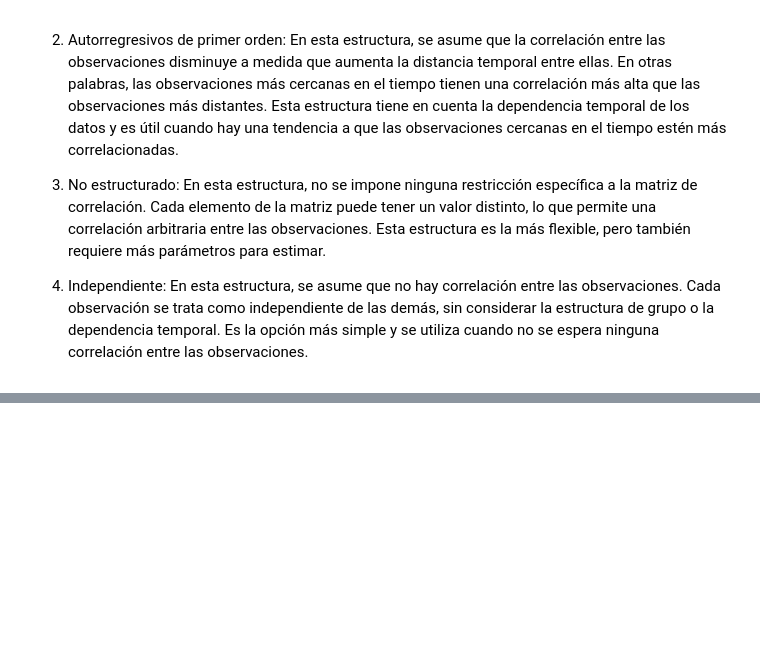
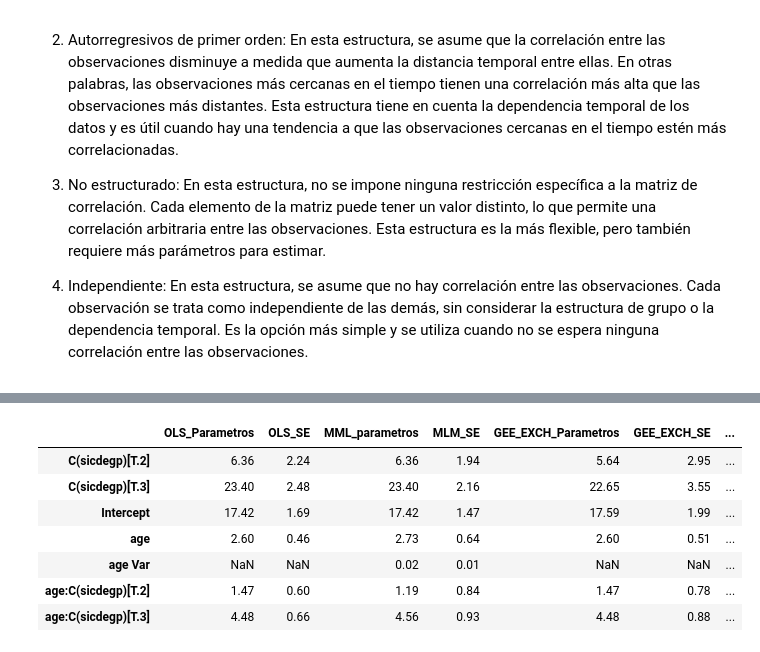
Before and after one commit to onavarrete04/Introduccion-Ciencia-Datos, a Jupyter notebook: 2023_modelos_estadísticos_datos.ipynb, the cells around one changed output, grey strips where cells are left out. Saved outputs shown, nothing was run; the diff lists cells and outputs as text; code cells hidden in the pictures; blank space fills up the shorter version.

```diff
--- a/2023_modelos_estadísticos_datos.ipynb
+++ b/2023_modelos_estadísticos_datos.ipynb
@@ -1738,0 +2102,25 @@ al pensar en variables dependientes binarias,recuerde que la varianza de una obs
+# %%
+#Rehaciendo los modelos pero con datos centralizados
+
+df_patrones_au["age"] = df_patrones_au.groupby("childid")["age"].transform(lambda x: x - x.mean())
+
+mlm_mod = sm.MixedLM.from_formula(
+    formula = 'vsae ~ age * C(sicdegp)',
+    groups = 'childid',
+    re_formula="0 + age",
+    data=df_patrones_au
+)
+
+# OLS model - no mixed effects
+ols_mod = sm.OLS.from_formula(
+    formula = "vsae ~ age * C(sicdegp)",
+    data = df_patrones_au
+)
+
+# Run each of the fits
+mlm_result = mlm_mod.fit()
+ols_result = ols_mod.fit()
+
+# Print out the summary of the fit
+print(mlm_result.summary())
+print(ols_result.summary())
@@ -1738,0 +2145,29 @@ al pensar en variables dependientes binarias,recuerde que la varianza de una obs
+# %%
+# Construya un marco de datos de las estimaciones de parámetros
+# y sus errores estándar
+
+
+x = pd.DataFrame(
+    {
+        "OLS_Parametros": ols_result.params,
+        "OLS_SE": ols_result.bse,
+        "MML_parametros": mlm_result.params,
+        "MLM_SE": mlm_result.bse,
+        "GEE_EXCH_Parametros": model_exch.params,
+        "GEE_EXCH_SE": model_exch.bse,
+        "GEE_INDP_Parametros": model_indep.params,
+        "GEE_INDP_SE": model_indep.bse
+    }
+
+)
+x = np.round(x, 2)
+display(HTML(x.to_html()))
+# %% [output]
+|  | OLS_Parametros | OLS_SE | MML_parametros | MLM_SE | GEE_EXCH_Parametros | GEE_EXCH_SE | ... |
+| C(sicdegp)[T.2] | 6.36 | 2.24 | 6.36 | 1.94 | 5.64 | 2.95 | ... |
+| C(sicdegp)[T.3] | 23.40 | 2.48 | 23.40 | 2.16 | 22.65 | 3.55 | ... |
+| Intercept | 17.42 | 1.69 | 17.42 | 1.47 | 17.59 | 1.99 | ... |
+| age | 2.60 | 0.46 | 2.73 | 0.64 | 2.60 | 0.51 | ... |
+| age Var | NaN | NaN | 0.02 | 0.01 | NaN | NaN | ... |
+| age:C(sicdegp)[T.2] | 1.47 | 0.60 | 1.19 | 0.84 | 1.47 | 0.78 | ... |
+| age:C(sicdegp)[T.3] | 4.48 | 0.66 | 4.56 | 0.93 | 4.48 | 0.88 | ... |
```
Also changed, not shown: parts of 37 cells of this notebook, 1 other file.
